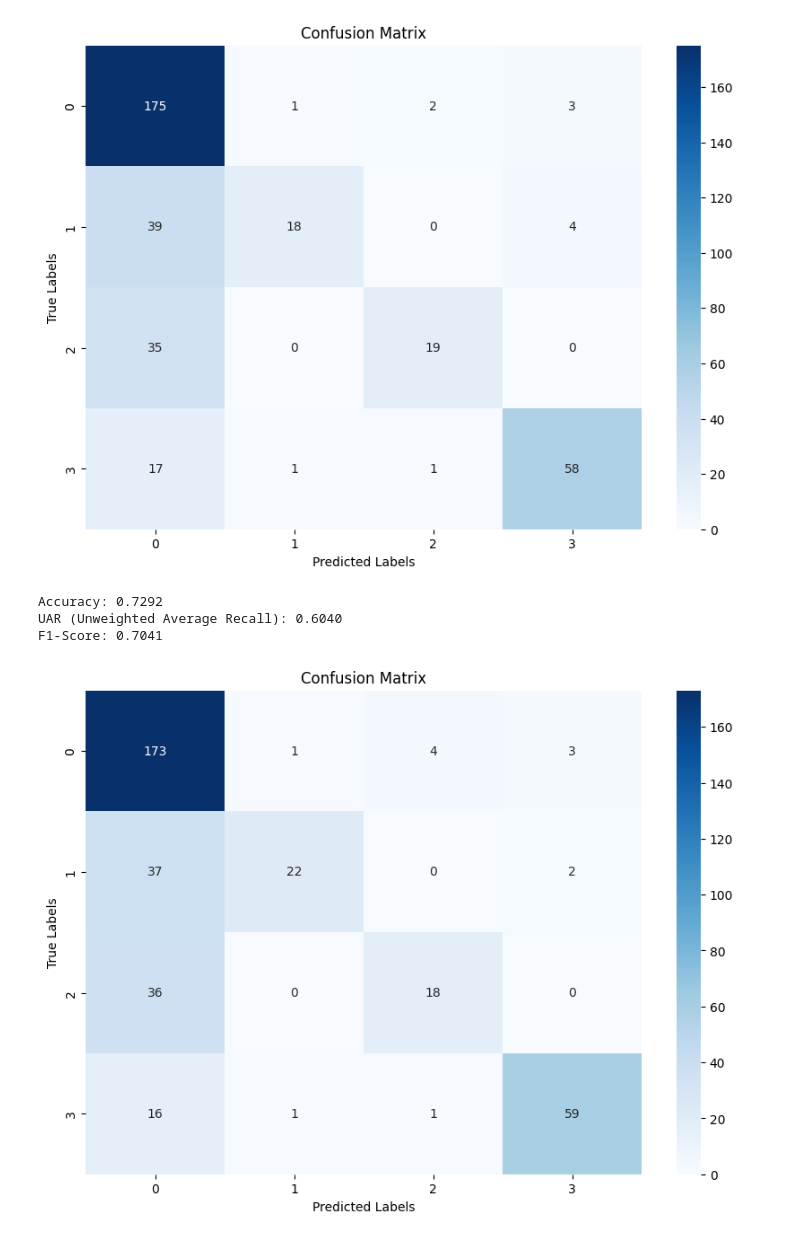
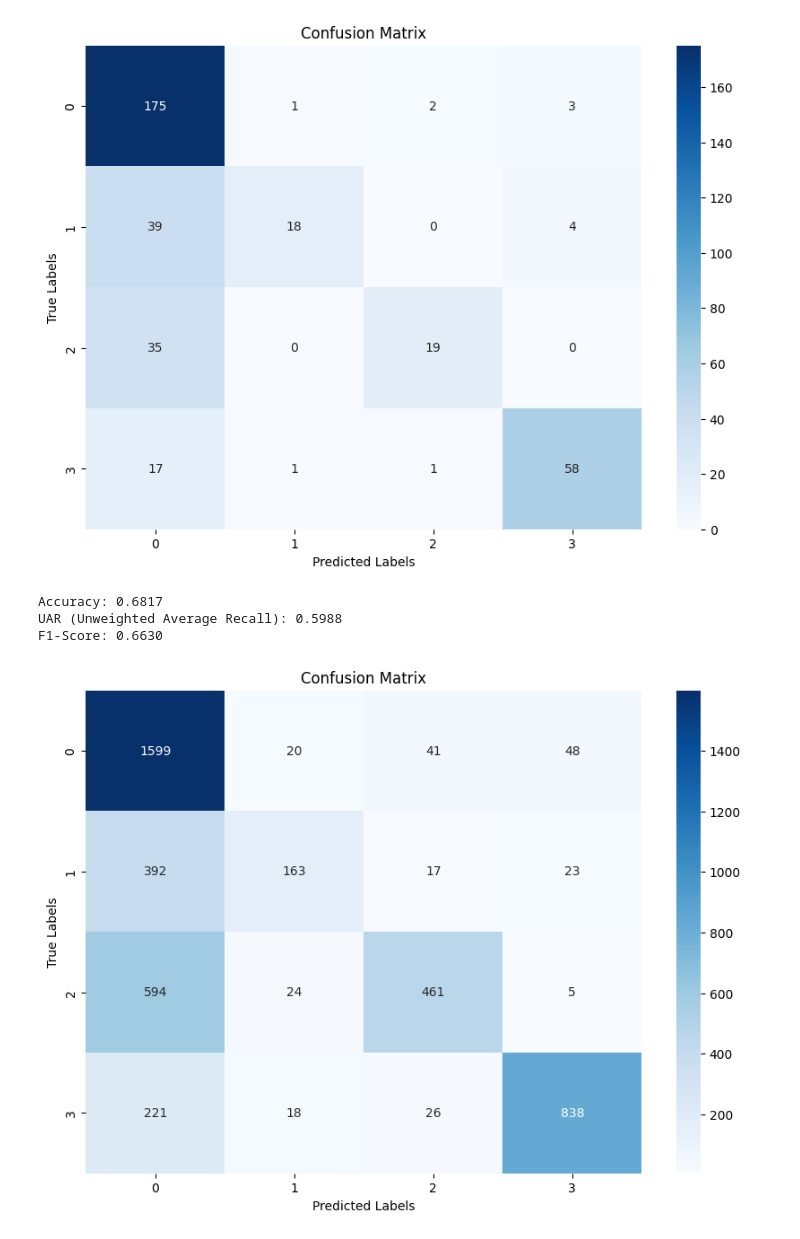
Before and after one commit to wasef-c/EmoSpeech, a Jupyter notebook: QWEN/evaluate.ipynb, the cells around one changed output. Drawn from its saved outputs; the diff is of its cells as text; code cells hidden in the pictures.

Commit message:
image creation improved and MSP pod dataset processed

```diff
--- a/QWEN/evaluate.ipynb
+++ b/QWEN/evaluate.ipynb
@@ -191,38 +191,38 @@ F1-Score: 0.6937
 # %%
 import pandas as pd
 import matplotlib.pyplot as plt
 import seaborn as sns
 from sklearn.metrics import accuracy_score, f1_score, recall_score, confusion_matrix
 
-csv_file = r"D:\Documents\MASC\NLP_EMO\EmoSpeech\QWEN\emotion_results_937_trainsplit.csv"  # Replace with your CSV file path
-data = pd.read_csv(csv_file)
+csv_file = r"H:\My Drive\MASC\QWEN2\all_speakers.csv"  # Replace with your CSV file path
+data_all = pd.read_csv(csv_file)
 
 # Extract "Label" and "Mapped Value" columns
-true_labels = data["Label"].astype(int)
-predicted_labels = data["Mapped Value"].astype(int)
+true_labels = data_all["Label"].astype(int)
+predicted_labels = data_all["Mapped Value"].astype(int)
 
 # Calculate metrics
 accuracy = accuracy_score(true_labels, predicted_labels)
 f1 = f1_score(true_labels, predicted_labels, average='weighted')  # Use 'macro' for unweighted F1
 uar = recall_score(true_labels, predicted_labels, average='macro')  # Macro-average Recall is UAR
 
 # Print the metrics
 print(f"Accuracy: {accuracy:.4f}")
 print(f"UAR (Unweighted Average Recall): {uar:.4f}")
 print(f"F1-Score: {f1:.4f}")
 
 # Create confusion matrix
 conf_matrix = confusion_matrix(true_labels, predicted_labels)
 
 # Plot confusion matrix
 plt.figure(figsize=(10, 7))
 sns.heatmap(conf_matrix, annot=True, fmt="d", cmap="Blues", xticklabels=[0, 1, 2, 3], yticklabels=[0, 1, 2, 3])
 plt.title("Confusion Matrix")
 plt.xlabel("Predicted Labels")
 plt.ylabel("True Labels")
 plt.show()
 # %% [output]
-Accuracy: 0.7292
-UAR (Unweighted Average Recall): 0.6040
-F1-Score: 0.7041
+Accuracy: 0.6817
+UAR (Unweighted Average Recall): 0.5988
+F1-Score: 0.6630
-[figure, old version]
+[figure, new version]
```
Also changed, not shown: parts of 2 cells of this notebook, 8 other files.
